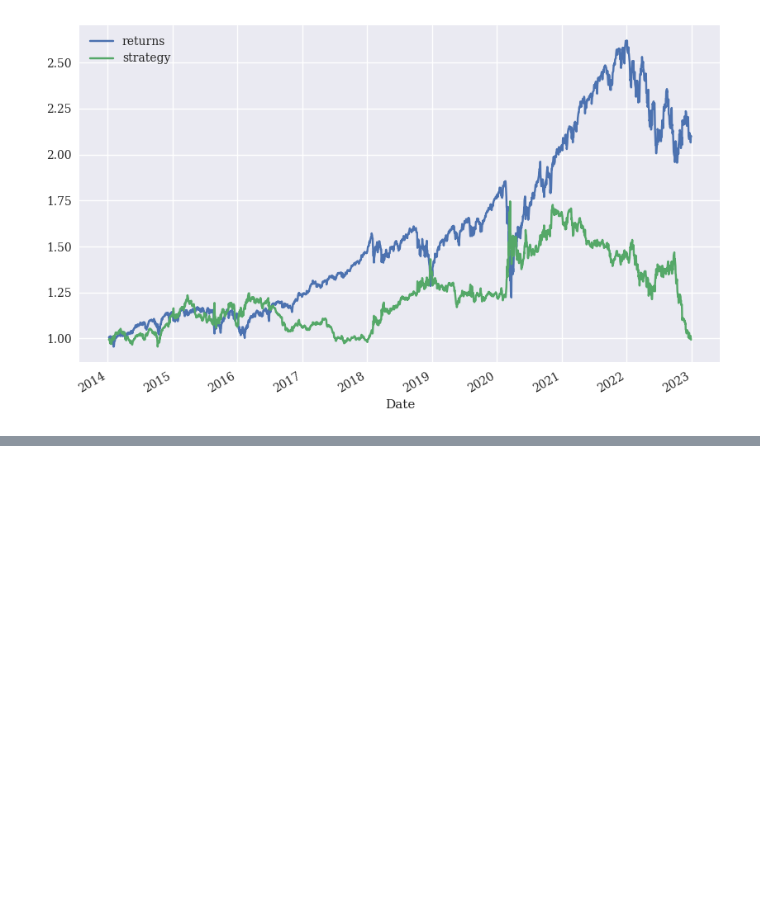
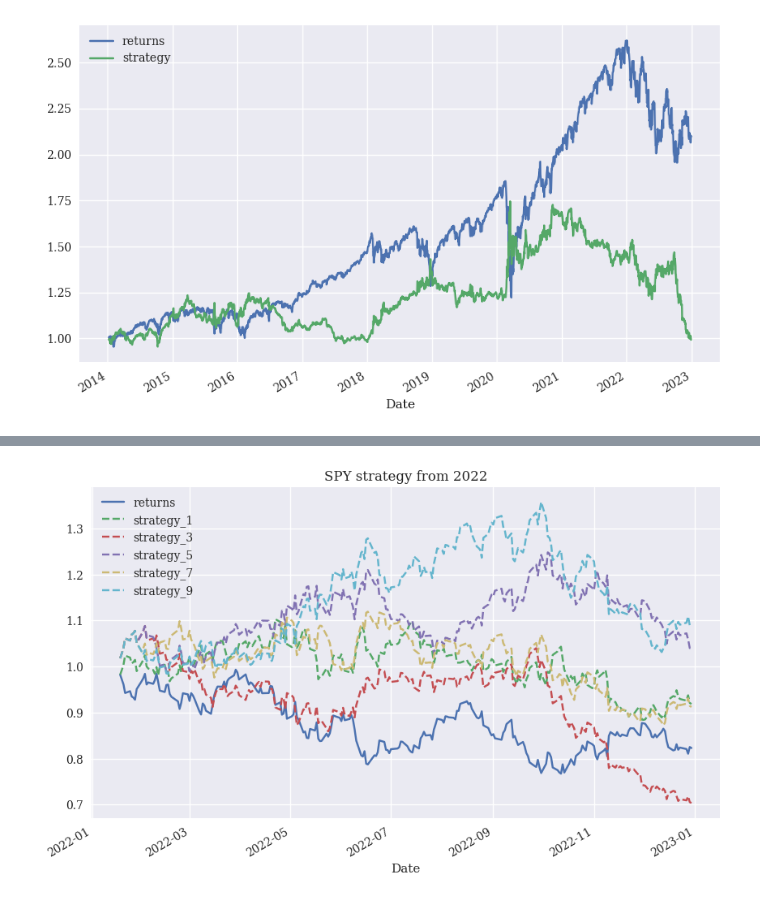
Before and after one commit to MartinKasak/Python_Finance_Numpy_Pandas, a Jupyter notebook: Python For Algorithmic Trading.ipynb, the cells around one changed output, grey strips where cells are left out. Drawn from its saved outputs; the diff is of its cells as text; code cells hidden in the pictures; blank space fills up the shorter version.

```diff
--- a/Python For Algorithmic Trading.ipynb
+++ b/Python For Algorithmic Trading.ipynb
@@ -281,3 +281,7 @@ data['strategy'] = data['position'].shift(1) * data['returns']
 data[['returns', 'strategy']].dropna().cumsum().apply(np.exp).plot(figsize=(10, 6));
 # %% [output]
 [figure]
+# %%
+#SPY 1 tunnine time period ja 356 päeva
+symbols = "SPY"
+data = yf.download(symbols, start="2022-01-01", end="2023-01-01", period="1h")
@@ -283,0 +306,16 @@ data[['returns', 'strategy']].dropna().cumsum().apply(np.exp).plot(figsize=(10,
+# %%
+data['returns'] = np.log(data['Close'] /  data['Close'].shift(1))
+# %%
+to_plot = ['returns']
+# %%
+for m in [1, 3, 5, 7, 9]:
+    data['position_%d' % m] = np.sign(data['returns'].rolling(m).mean())
+    data['strategy_%d' % m] = (data['position_%d' % m].shift(1) *
+    data['returns'])
+    to_plot.append('strategy_%d' % m)
+# %%
+data[to_plot].dropna().cumsum().apply(np.exp).plot(
+    title='SPY strategy from 2022',
+    figsize=(10, 6), style=['-', '--', '--', '--', '--', '--']);
+# %% [output]
+[figure, added]
```
Also changed, not shown: parts of 18 cells of this notebook.
